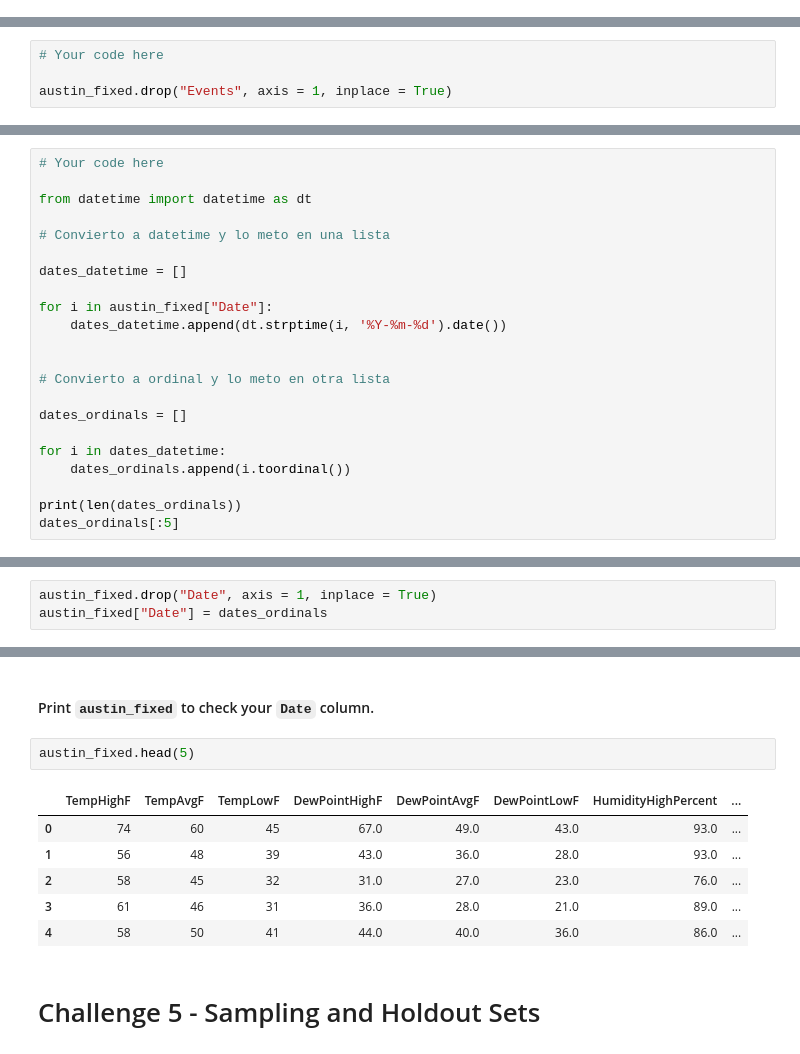
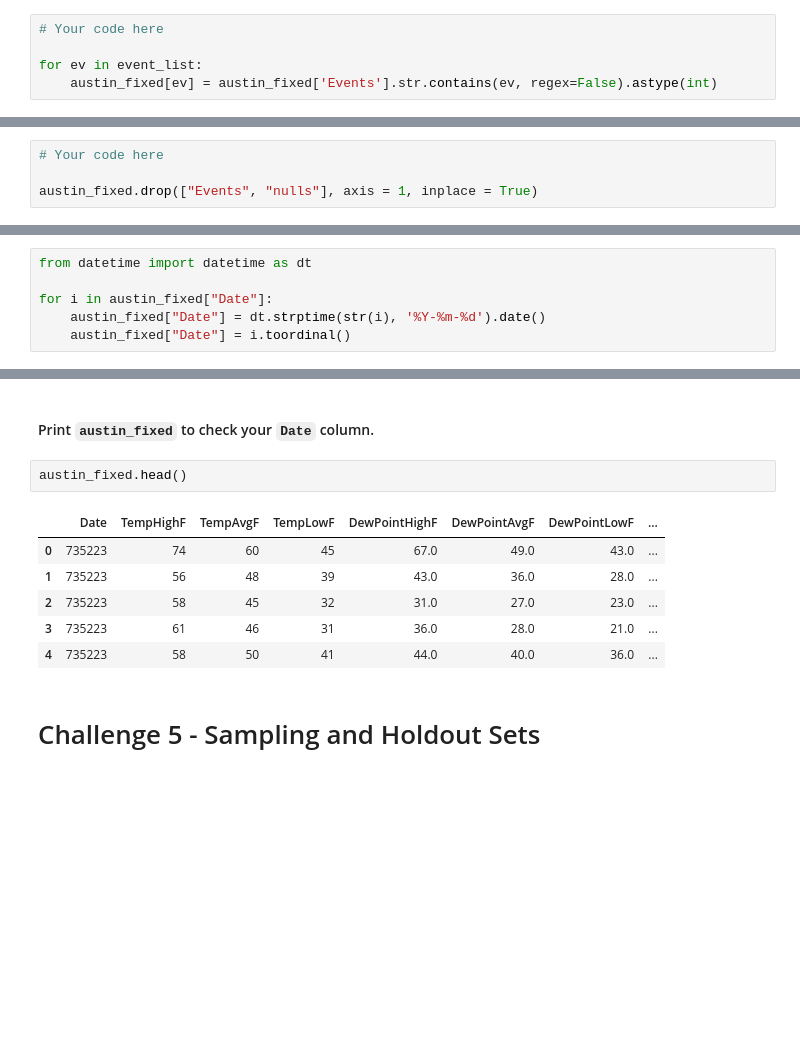
Before and after one commit to ironhack-datalabs/datamad0419, a Jupyter notebook: module-3/lab-intro-to-ml/your-code/main.ipynb, the cells around one changed output, grey strips where cells are left out. Saved outputs shown, nothing was run; the diff lists cells and outputs as text; blank space fills up the shorter version.

```diff
--- a/module-3/lab-intro-to-ml/your-code/main.ipynb
+++ b/module-3/lab-intro-to-ml/your-code/main.ipynb
@@ -416,3 +397,8 @@ austin_fixed = austin_fixed.join(dummiesdf)
+# %%
+# Your code here
+
+for ev in event_list:
+    austin_fixed[ev] = austin_fixed['Events'].str.contains(ev, regex=False).astype(int)
 # %% [markdown]
 #### Print out `austin_fixed` to check if the event columns are populated with the intended values
 # %%
@@ -429,7 +415,7 @@ austin_fixed.head()
 # %%
 # Your code here
 
-austin_fixed.drop("Events", axis = 1, inplace = True)
+austin_fixed.drop(["Events", "nulls"], axis = 1, inplace = True)
 # %%
 austin_fixed.head()
 # %% [output]
@@ -448,24 +434,8 @@ Here you can find the [reference](https://docs.python.org/3/library/datetime.htm
 
 #### In the cell below, convert the `Date` column values from string to numeric values using `toordinal()`.
 # %%
-# Your code here
-
 from datetime import datetime as dt
 
-# Convierto a datetime y lo meto en una lista
-
-dates_datetime = []
-
 for i in austin_fixed["Date"]:
-    dates_datetime.append(dt.strptime(i, '%Y-%m-%d').date())
-
-
-# Convierto a ordinal y lo meto en otra lista
-
-dates_ordinals = []
-
-for i in dates_datetime:
-    dates_ordinals.append(i.toordinal())
-
-print(len(dates_ordinals))
-dates_ordinals[:5]
+    austin_fixed["Date"] = dt.strptime(str(i), '%Y-%m-%d').date()
+    austin_fixed["Date"] = i.toordinal()
@@ -477,3 +441,0 @@ dates_ordinals[:5]
-# %%
-austin_fixed.drop("Date", axis = 1, inplace = True)
-austin_fixed["Date"] = dates_ordinals
@@ -487,14 +442,14 @@ austin_fixed["Date"] = dates_ordinals
 # %% [markdown]
 #### Print `austin_fixed` to check your `Date` column.
 # %%
-austin_fixed.head(5)
+austin_fixed.head()
 # %% [output]
-|  | TempHighF | TempAvgF | TempLowF | DewPointHighF | DewPointAvgF | DewPointLowF | HumidityHighPercent | ... |
-| 0 | 74 | 60 | 45 | 67.0 | 49.0 | 43.0 | 93.0 | ... |
-| 1 | 56 | 48 | 39 | 43.0 | 36.0 | 28.0 | 93.0 | ... |
-| 2 | 58 | 45 | 32 | 31.0 | 27.0 | 23.0 | 76.0 | ... |
-| 3 | 61 | 46 | 31 | 36.0 | 28.0 | 21.0 | 89.0 | ... |
-| 4 | 58 | 50 | 41 | 44.0 | 40.0 | 36.0 | 86.0 | ... |
+|  | Date | TempHighF | TempAvgF | TempLowF | DewPointHighF | DewPointAvgF | DewPointLowF | ... |
+| 0 | 735223 | 74 | 60 | 45 | 67.0 | 49.0 | 43.0 | ... |
+| 1 | 735223 | 56 | 48 | 39 | 43.0 | 36.0 | 28.0 | ... |
+| 2 | 735223 | 58 | 45 | 32 | 31.0 | 27.0 | 23.0 | ... |
+| 3 | 735223 | 61 | 46 | 31 | 36.0 | 28.0 | 21.0 | ... |
+| 4 | 735223 | 58 | 50 | 41 | 44.0 | 40.0 | 36.0 | ... |
 # %% [markdown]
 # Challenge 5 - Sampling and Holdout Sets
 # %% [markdown]
```
Also changed, not shown: parts of 11 cells of this notebook.
